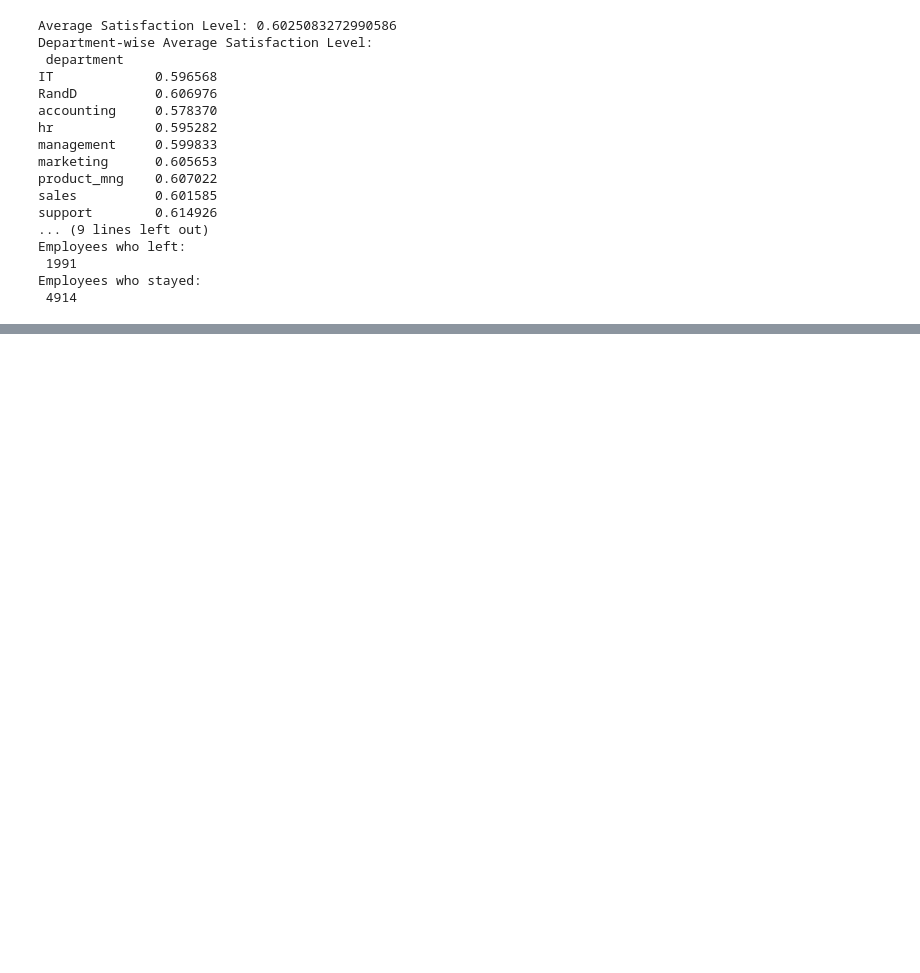
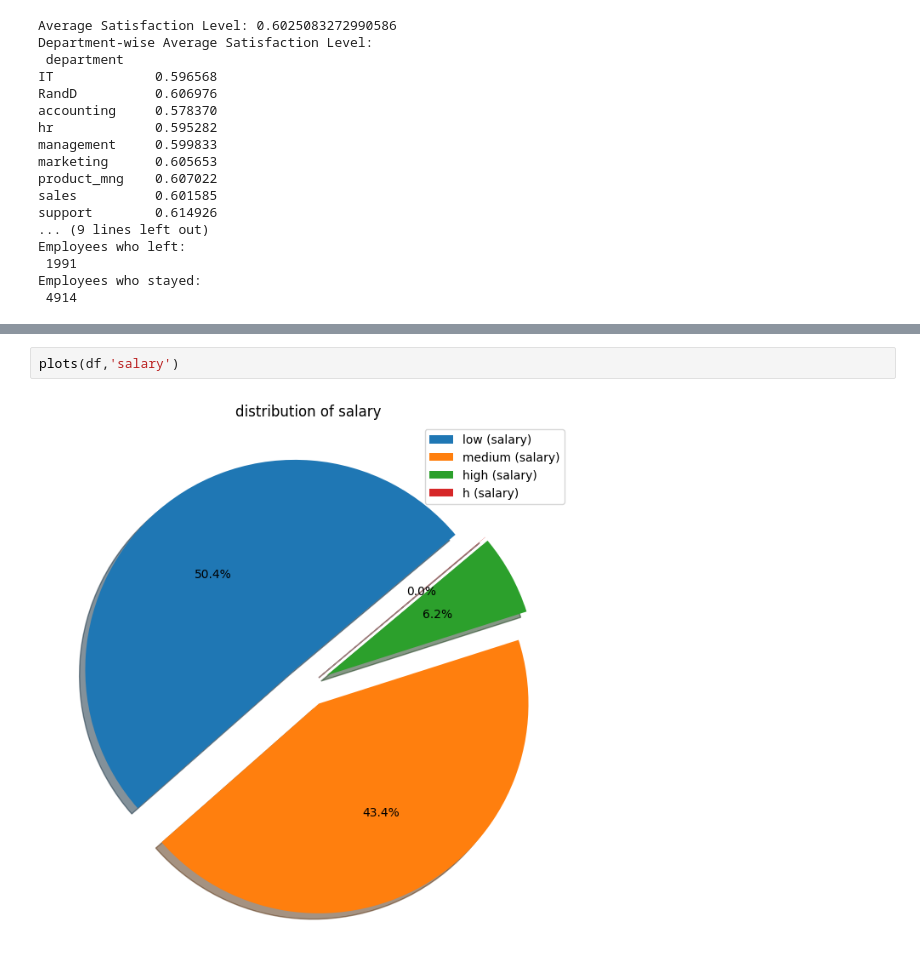
Before and after one commit to widushan/Job-Recruitement-With-Machine-Learing, a Jupyter notebook: HR Analysis.ipynb, the cells around one changed output, grey strips where cells are left out. Drawn from its saved outputs; the diff is of its cells as text; blank space fills up the shorter version.

```diff
--- a/HR Analysis.ipynb
+++ b/HR Analysis.ipynb
@@ -93,0 +110,4 @@ Employees who stayed:
+# %%
+plots(df,'salary')
+# %% [output]
+[figure, added]
```
Also changed, not shown: parts of 10 cells of this notebook.
